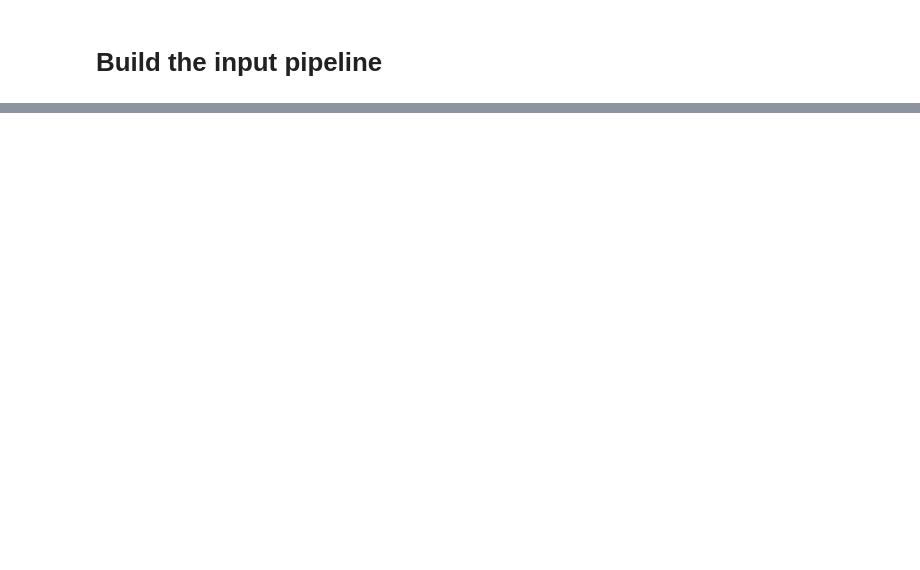
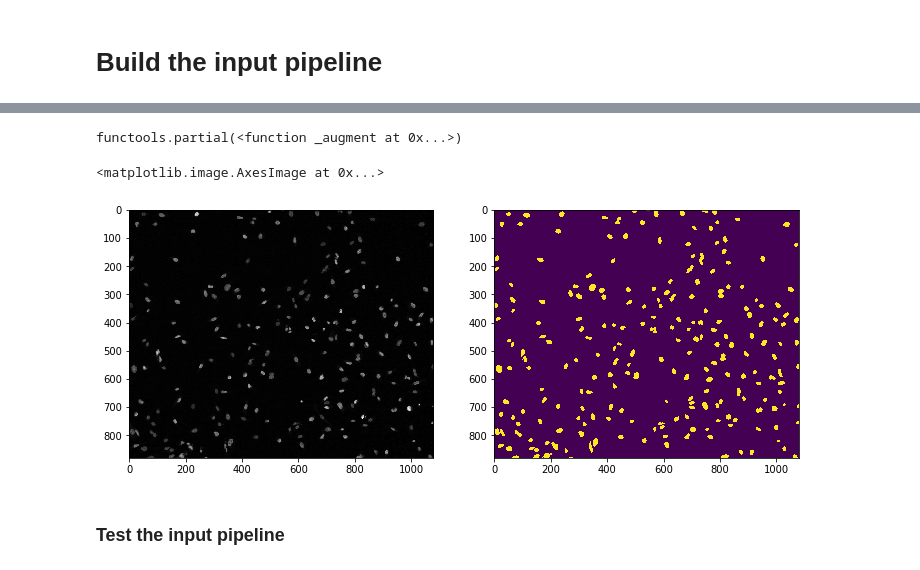
Before and after one commit to chienhsiang/tensorflow, a Jupyter notebook: segmentation/code/main_segmentation.ipynb, the cells around one changed output, grey strips where cells are left out. Saved outputs shown, nothing was run; the diff lists cells and outputs as text; code cells hidden in the pictures; blank space fills up the shorter version.

```diff
--- a/segmentation/code/main_segmentation.ipynb
+++ b/segmentation/code/main_segmentation.ipynb
@@ -70,0 +149,15 @@ plt.imshow(mask[:,:,0])
+# %%
+def _augment(img, mask, resize=None, scale=1., crop_size=None, to_flip=False):
+    if resize is not None:
+        img = tf.image.resize(img, size=resize)
+        mask = tf.image.resize(mask, size=resize)
+
+    # Crop and flip
+    img, mask = random_crop(img, mask, size=crop_size)
+    img, mask = flip_images(to_flip, img, mask)
+
+    # Scale the intensity
+    img = tf.to_float(img) * scale
+    mask = tf.to_float(mask) * scale
+
+    return img, mask
@@ -70,0 +178,17 @@ plt.imshow(mask[:,:,0])
+# %%
+# img, mask = _augment(img, mask)
+fn = functools.partial(_augment)
+print(fn)
+img, mask = fn(img, mask)
+
+plt.figure(figsize=(12,16))
+plt.subplot(1,2,1)
+plt.imshow(img[:,:,0], cmap='gray')
+plt.subplot(1,2,2)
+plt.imshow(mask[:,:,0])
+# %% [output]
+functools.partial(<function _augment at 0x...>)
+<matplotlib.image.AxesImage at 0x...>
+[figure, added]
+# %% [markdown]
+### Test the input pipeline
```
Also changed, not shown: parts of 24 cells of this notebook.
